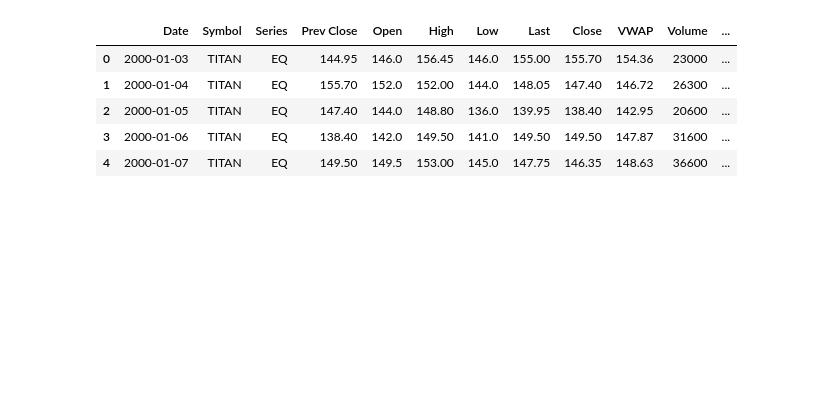
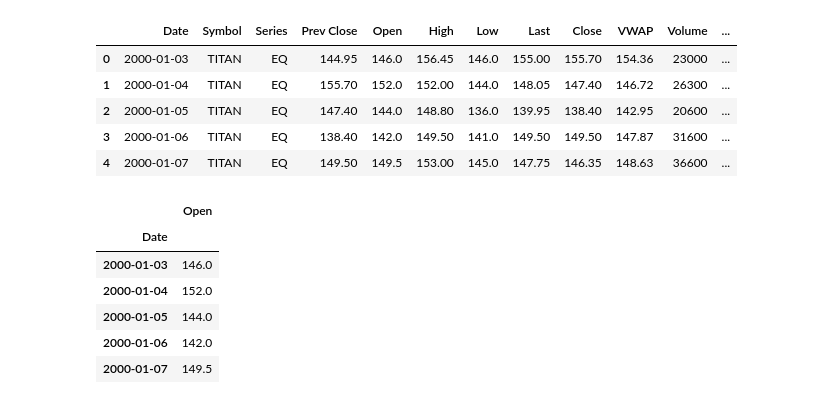
Before and after one commit to hargurjeet/MachineLearning, a Jupyter notebook: Nifty_50_Time_Series_Forecasting.ipynb, the cells around one changed output. Drawn from its saved outputs; the diff is of its cells as text; code cells hidden in the pictures; blank space fills up the shorter version.

```diff
--- a/Nifty_50_Time_Series_Forecasting.ipynb
+++ b/Nifty_50_Time_Series_Forecasting.ipynb
@@ -52,3 +48,19 @@ df.head()
 | 2 | 2000-01-05 | TITAN | EQ | 147.40 | 144.0 | 148.80 | 136.0 | 139.95 | 138.40 | 142.95 | 20600 | ... |
 | 3 | 2000-01-06 | TITAN | EQ | 138.40 | 142.0 | 149.50 | 141.0 | 149.50 | 149.50 | 147.87 | 31600 | ... |
 | 4 | 2000-01-07 | TITAN | EQ | 149.50 | 149.5 | 153.00 | 145.0 | 147.75 | 146.35 | 148.63 | 36600 | ... |
+# %%
+## Visualize the time series
+
+titan_opening_price = df[['Date', 'Open']]
+
+titan_opening_price.set_index('Date', inplace=True)
+
+titan_opening_price.head()
+# %% [output]
+|  | Open |
+| Date |  |
+| 2000-01-03 | 146.0 |
+| 2000-01-04 | 152.0 |
+| 2000-01-05 | 144.0 |
+| 2000-01-06 | 142.0 |
+| 2000-01-07 | 149.5 |
```
Also changed, not shown: parts of 12 cells of this notebook.
